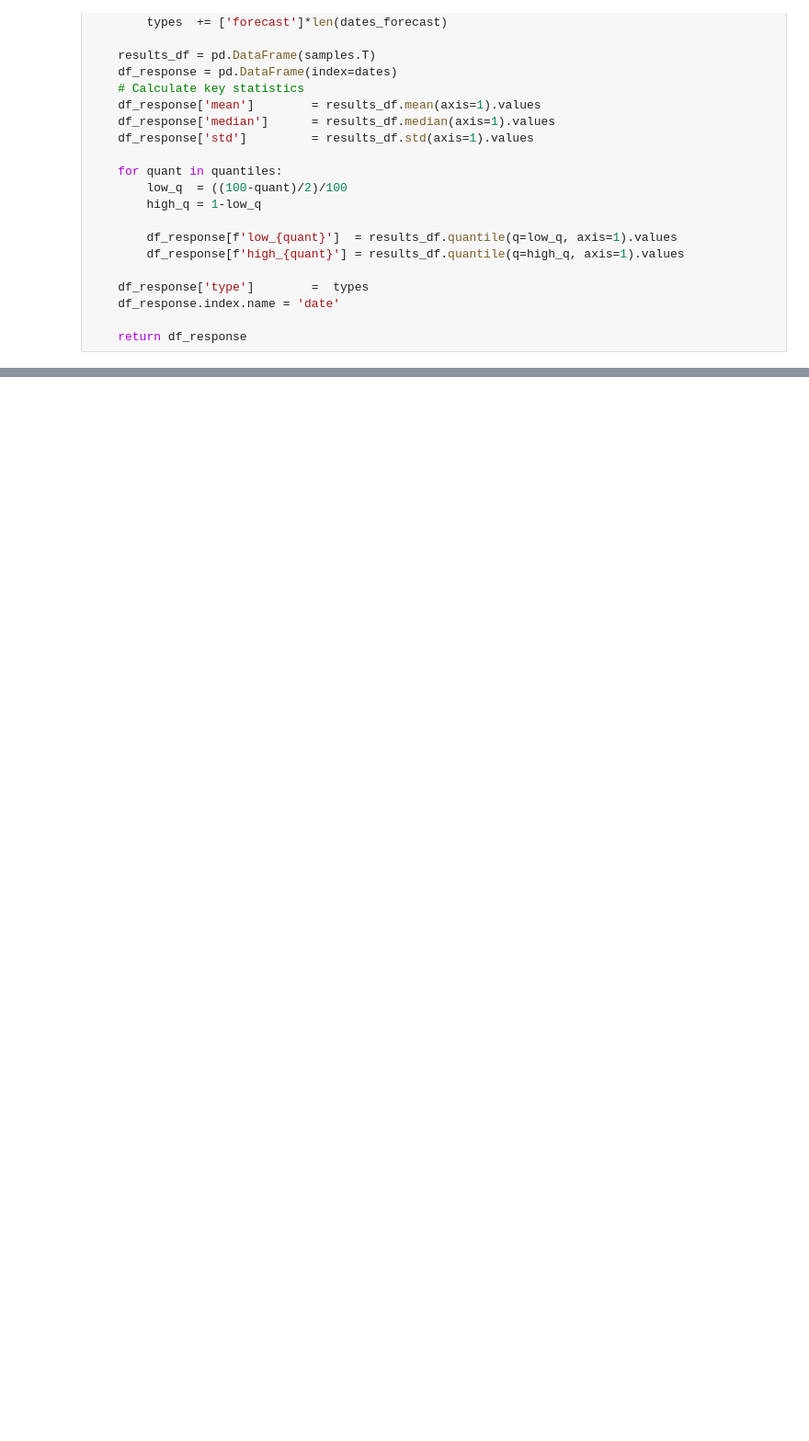
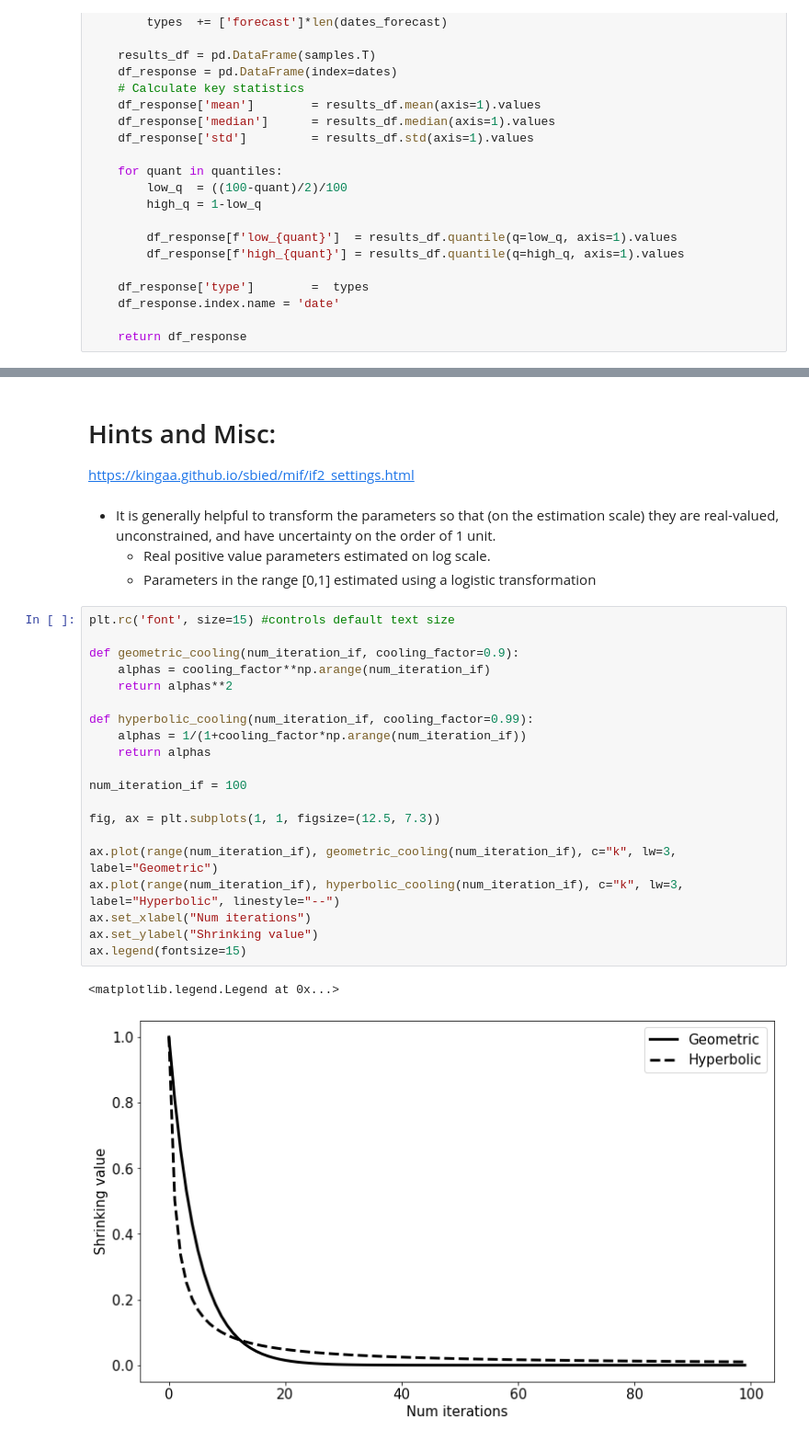
Before and after one commit to ChaosDonkey06/ID_Modeling, a Jupyter notebook: POMP_INFERENCE/SIR_IF_EAKF.ipynb, the cells around one changed output, grey strips where cells are left out. Shown: that part at 92% size. Cells and saved outputs as stored; diff of their text form; blank space fills up the shorter version.

```diff
--- a/POMP_INFERENCE/SIR_IF_EAKF.ipynb
+++ b/POMP_INFERENCE/SIR_IF_EAKF.ipynb
@@ -860,0 +325,30 @@ SyntaxError: invalid syntax (<ipython-input-123-ab0540fbaefa>, line 23)
+# %% [markdown]
+# Hints and Misc:
+https://kingaa.github.io/sbied/mif/if2_settings.html
+# %% [markdown]
+- It is generally helpful to transform the parameters so that (on the estimation scale) they are real-valued, unconstrained, and have uncertainty on the order of 1 unit.
+    - Real positive value parameters estimated on log scale.
+    - Parameters in the range [0,1] estimated using a logistic transformation
+# %%
+plt.rc('font', size=15) #controls default text size
+
+def geometric_cooling(num_iteration_if, cooling_factor=0.9):
+    alphas = cooling_factor**np.arange(num_iteration_if)
+    return alphas**2
+
+def hyperbolic_cooling(num_iteration_if, cooling_factor=0.99):
+    alphas = 1/(1+cooling_factor*np.arange(num_iteration_if))
+    return alphas
+
+num_iteration_if = 100
+
+fig, ax = plt.subplots(1, 1, figsize=(12.5, 7.3))
+
+ax.plot(range(num_iteration_if), geometric_cooling(num_iteration_if), c="k", lw=3, label="Geometric")
+ax.plot(range(num_iteration_if), hyperbolic_cooling(num_iteration_if), c="k", lw=3, label="Hyperbolic", linestyle="--")
+ax.set_xlabel("Num iterations")
+ax.set_ylabel("Shrinking value")
+ax.legend(fontsize=15)
+# %% [output]
+<matplotlib.legend.Legend at 0x...>
+[figure, added]
```
Also changed, not shown: parts of 36 cells of this notebook, 4 other files.
